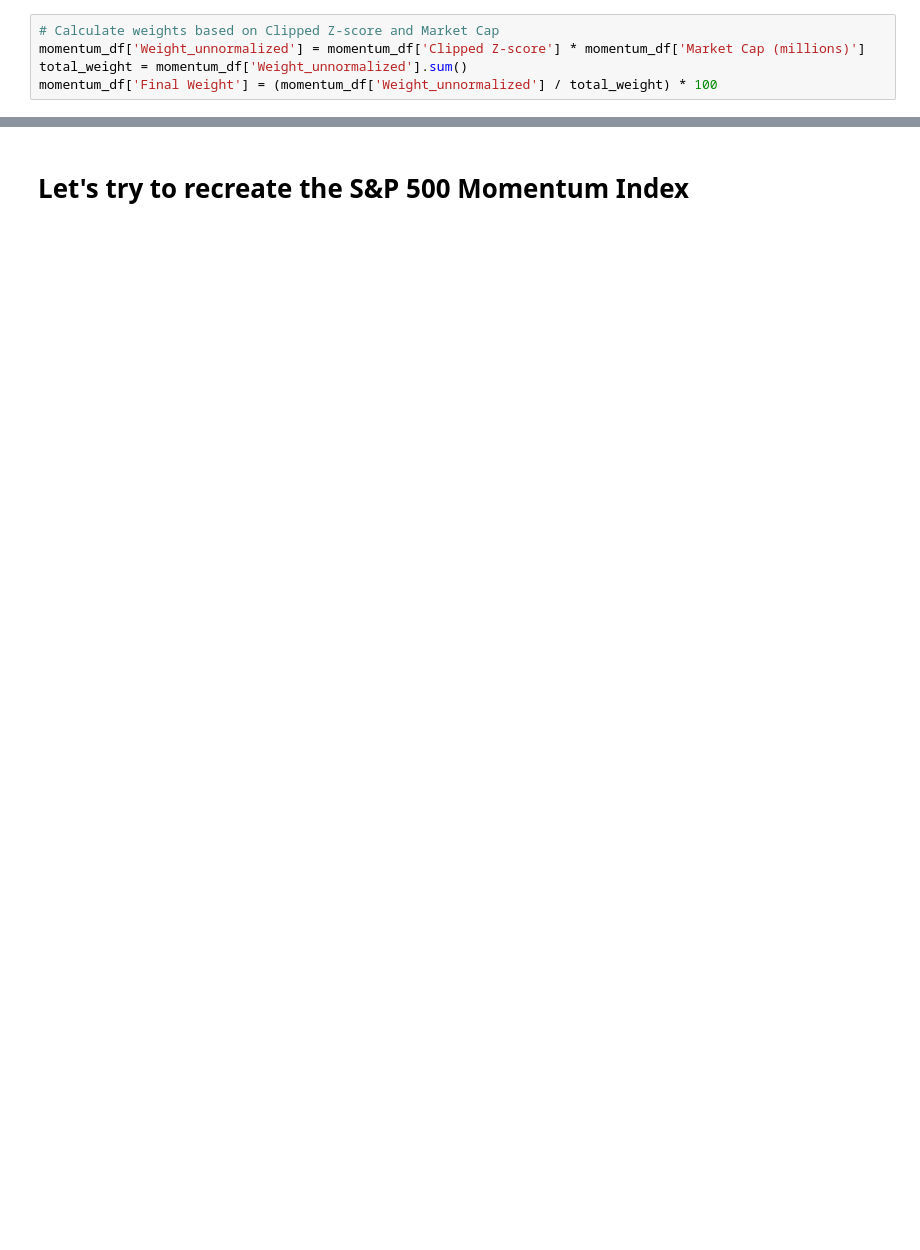
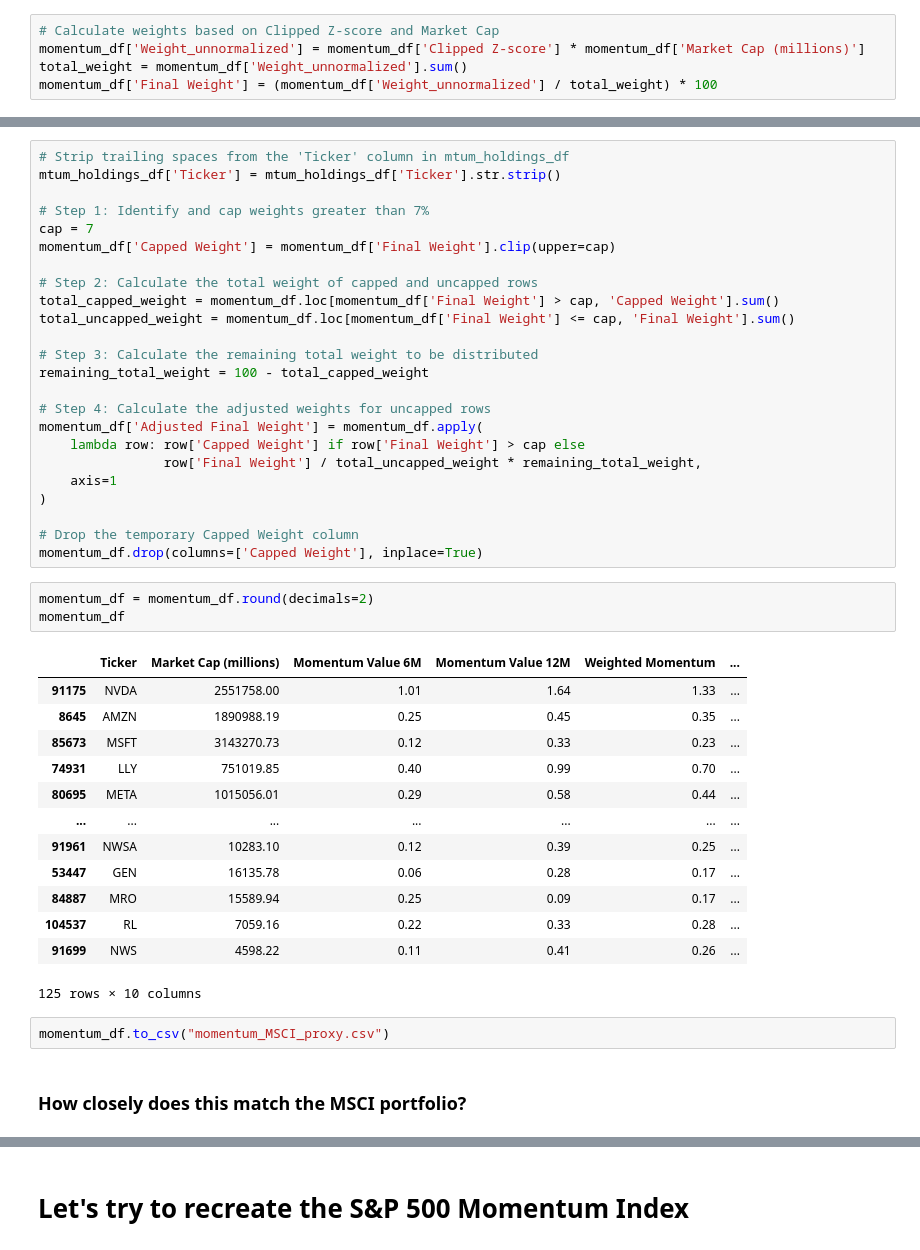
Before and after one commit to yontodd/Momentum-Jul-2024, a Jupyter notebook: momentum test.ipynb, the cells around one changed output, grey strips where cells are left out. Cells and saved outputs as stored; diff of their text form; blank space fills up the shorter version.

```diff
--- a/momentum test.ipynb
+++ b/momentum test.ipynb
@@ -220,0 +115,45 @@ MSCI then caps at 5%, but also has a few other adjustments on reconstitution.
+# %%
+# Strip trailing spaces from the 'Ticker' column in mtum_holdings_df
+mtum_holdings_df['Ticker'] = mtum_holdings_df['Ticker'].str.strip()
+
+# Step 1: Identify and cap weights greater than 7%
+cap = 7
+momentum_df['Capped Weight'] = momentum_df['Final Weight'].clip(upper=cap)
+
+# Step 2: Calculate the total weight of capped and uncapped rows
+total_capped_weight = momentum_df.loc[momentum_df['Final Weight'] > cap, 'Capped Weight'].sum()
+total_uncapped_weight = momentum_df.loc[momentum_df['Final Weight'] <= cap, 'Final Weight'].sum()
+
+# Step 3: Calculate the remaining total weight to be distributed
+remaining_total_weight = 100 - total_capped_weight
+
+# Step 4: Calculate the adjusted weights for uncapped rows
+momentum_df['Adjusted Final Weight'] = momentum_df.apply(
+    lambda row: row['Capped Weight'] if row['Final Weight'] > cap else
+                row['Final Weight'] / total_uncapped_weight * remaining_total_weight,
+    axis=1
+)
+
+# Drop the temporary Capped Weight column
+momentum_df.drop(columns=['Capped Weight'], inplace=True)
+# %%
+momentum_df = momentum_df.round(decimals=2)
+momentum_df
+# %% [output]
+|  | Ticker | Market Cap (millions) | Momentum Value 6M | Momentum Value 12M | Weighted Momentum | ... |
+| 91175 | NVDA | 2551758.00 | 1.01 | 1.64 | 1.33 | ... |
+| 8645 | AMZN | 1890988.19 | 0.25 | 0.45 | 0.35 | ... |
+| 85673 | MSFT | 3143270.73 | 0.12 | 0.33 | 0.23 | ... |
+| 74931 | LLY | 751019.85 | 0.40 | 0.99 | 0.70 | ... |
+| 80695 | META | 1015056.01 | 0.29 | 0.58 | 0.44 | ... |
+| ... | ... | ... | ... | ... | ... | ... |
+| 91961 | NWSA | 10283.10 | 0.12 | 0.39 | 0.25 | ... |
+| 53447 | GEN | 16135.78 | 0.06 | 0.28 | 0.17 | ... |
+| 84887 | MRO | 15589.94 | 0.25 | 0.09 | 0.17 | ... |
+| 104537 | RL | 7059.16 | 0.22 | 0.33 | 0.28 | ... |
+| 91699 | NWS | 4598.22 | 0.11 | 0.41 | 0.26 | ... |
+125 rows × 10 columns
+# %%
+momentum_df.to_csv("momentum_MSCI_proxy.csv")
+# %% [markdown]
+### How closely does this match the MSCI portfolio?
```
Also changed, not shown: parts of 34 cells of this notebook, 6 other files.
